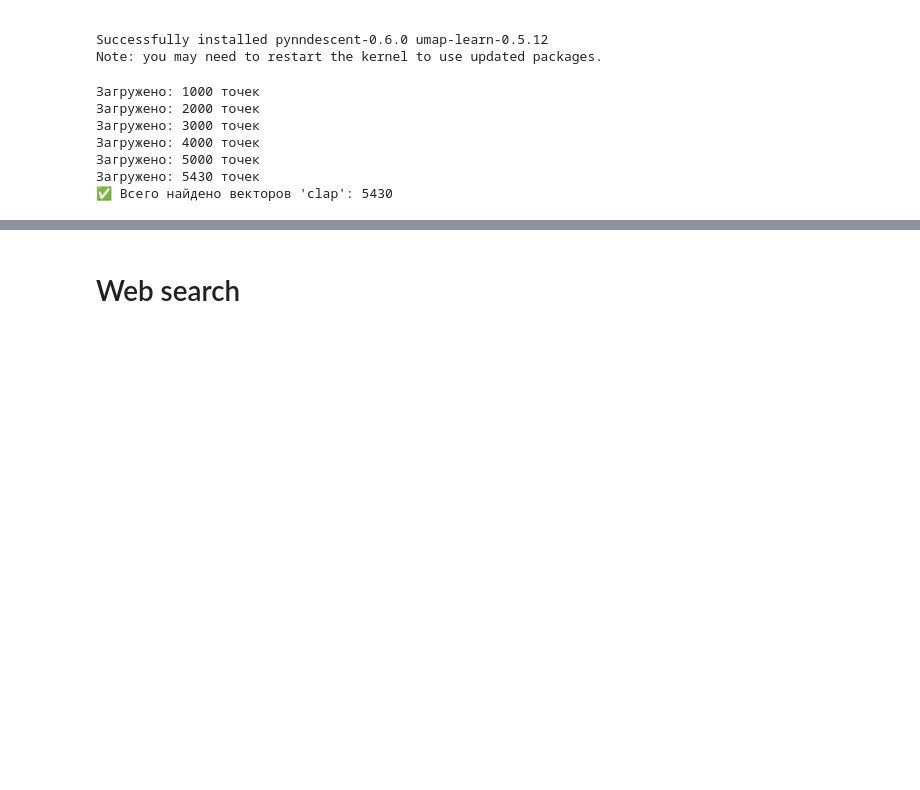
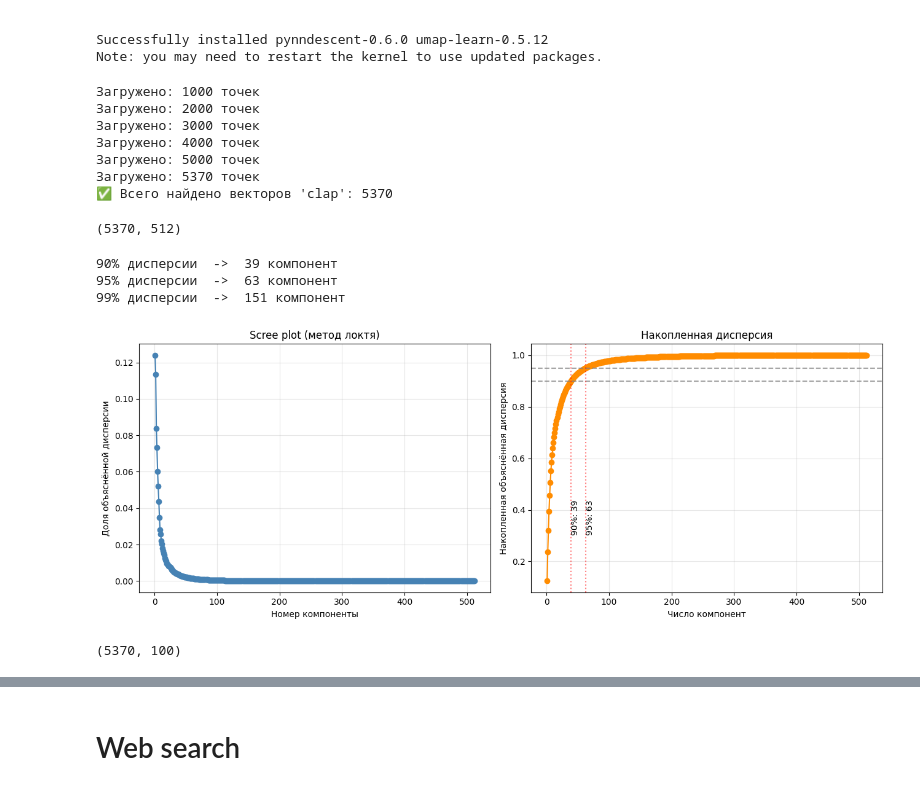
Before and after one commit to mr-racer/lyrics-search, a Jupyter notebook: notebooks/similar_music.ipynb, the cells around one changed output, grey strips where cells are left out. Drawn from its saved outputs; the diff is of its cells as text; code cells hidden in the pictures; blank space fills up the shorter version.

```diff
--- a/notebooks/similar_music.ipynb
+++ b/notebooks/similar_music.ipynb
@@ -530,7 +530,7 @@ offset = None
 # 2. Постраничный запрос (scroll)
 while True:
     points, next_offset = client.scroll(
-        collection_name="qwen_clap",  # имя вашей коллекции
+        collection_name="Full",  # имя вашей коллекции
         limit=1000,          # макс. точек за запрос (Qdrant обычно ограничивает ~1000-10000)
         offset=offset,
         with_payload=True,   # вернуть payload
@@ -554,8 +554,12 @@ print(f"✅ Всего найдено векторов 'clap': {len(all_vectors)
 Загружено: 3000 точек
 Загружено: 4000 точек
 Загружено: 5000 точек
-Загружено: 5430 точек
-✅ Всего найдено векторов 'clap': 5430
+Загружено: 5370 точек
+✅ Всего найдено векторов 'clap': 5370
+# %%
+X.shape
+# %% [output]
+(5370, 512)
 # %%
 song_clap_dict = {}
 for d in all_vectors:
@@ -567,4 +571,66 @@ for song, data in song_clap_dict.items():
     X.append(data)
     s.append(song)
 X = np.array(X)
+# %%
+import numpy as np
+import matplotlib.pyplot as plt
+from sklearn.decomposition import PCA
+from sklearn.preprocessing import StandardScaler
+
+# X — ваш numpy массив формы (n_samples, n_features)
+
+# 1. Стандартизация (важно для PCA: иначе признаки с большим масштабом доминируют)
+X_scaled = StandardScaler().fit_transform(X)
+
+# 2. PCA со всеми компонентами, чтобы увидеть полную картину дисперсии
+pca = PCA().fit(X_scaled)
+
+explained = pca.explained_variance_ratio_
+cumulative = np.cumsum(explained)
+
+# 3. Сколько компонент нужно для разных порогов
+for thresh in (0.90, 0.95, 0.99):
+    n = np.argmax(cumulative >= thresh) + 1
+    print(f"{int(thresh*100)}% дисперсии  ->  {n} компонент")
+
+# 4. График: scree plot + накопленная дисперсия
+fig, (ax1, ax2) = plt.subplots(1, 2, figsize=(13, 5))
+
+# Scree plot (доля дисперсии каждой компоненты) — ищем "локоть"
+comps = np.arange(1, len(explained) + 1)
+ax1.plot(comps, explained, "o-", color="steelblue")
+ax1.set_xlabel("Номер компоненты")
+ax1.set_ylabel("Доля объяснённой дисперсии")
+ax1.set_title("Scree plot (метод локтя)")
+ax1.grid(alpha=0.3)
+
+# Накопленная дисперсия — ищем порог 90/95%
+ax2.plot(comps, cumulative, "o-", color="darkorange")
+for thresh in (0.90, 0.95):
+    ax2.axhline(thresh, ls="--", color="gray", alpha=0.7)
+    n = np.argmax(cumulative >= thresh) + 1
+    ax2.axvline(n, ls=":", color="red", alpha=0.5)
+    ax2.text(n, 0.3, f"{int(thresh*100)}%: {n}", rotation=90, va="bottom")
+ax2.set_xlabel("Число компонент")
+ax2.set_ylabel("Накопленная объяснённая дисперсия")
+ax2.set_title("Накопленная дисперсия")
+ax2.grid(alpha=0.3)
+
+plt.tight_layout()
+# plt.savefig("pca_components.png", dpi=150)  # сохранить
+plt.show()
+# %% [output]
+90% дисперсии  ->  39 компонент
+95% дисперсии  ->  63 компонент
+99% дисперсии  ->  151 компонент
+[figure, added]
+# %%
+X_scaled = StandardScaler().fit_transform(X)   # X имеет форму (5370, 512)
+
+pca = PCA(n_components=100).fit(X_scaled)
+X_pca = pca.transform(X_scaled)
+
+print(X_pca.shape)   # ожидаем (5370, 60): 5370 песен, 60 компонент
+# %% [output]
+(5370, 100)
 # %%
```
Also changed, not shown: parts of 35 cells of this notebook, 4 other files.
